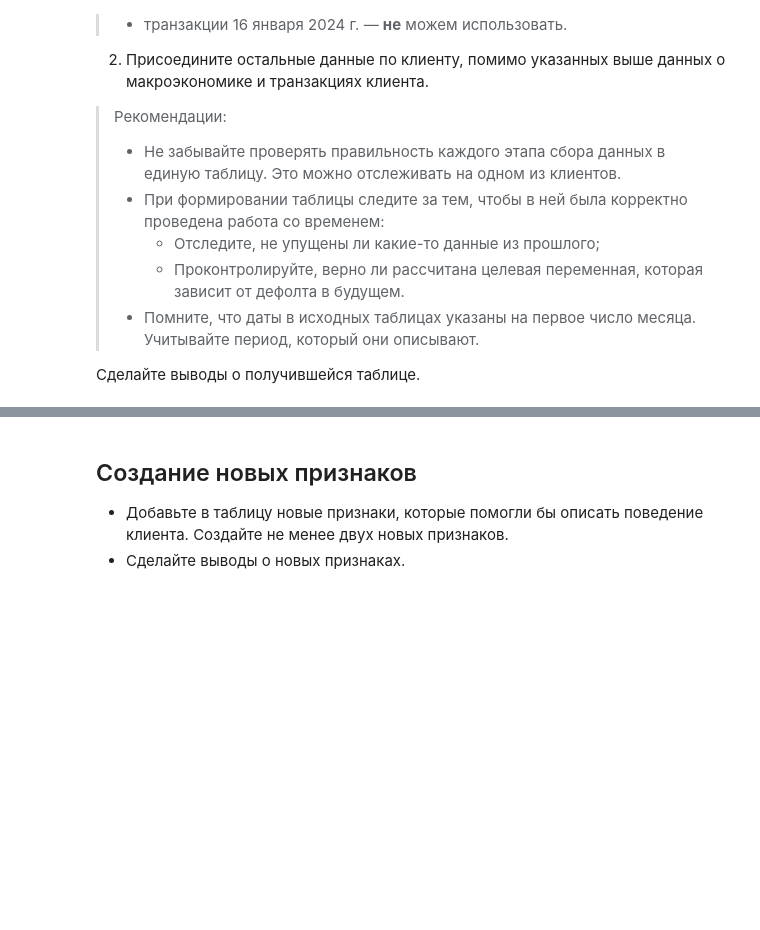
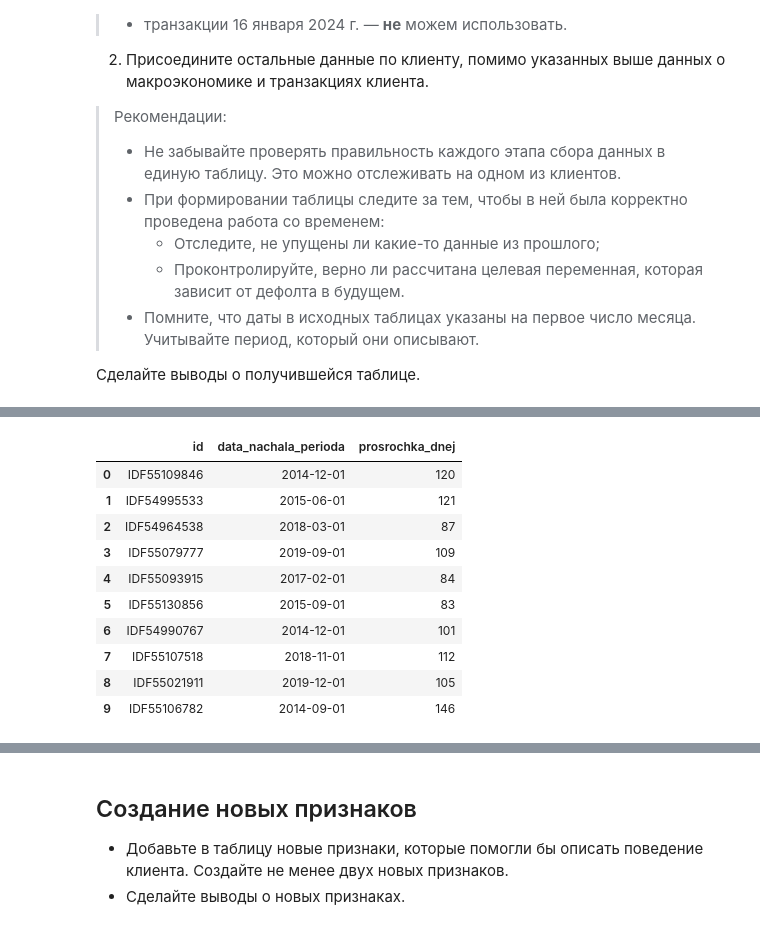
Before and after one commit to TemaQDX/sprint_15_project_behavioral_scoring, a Jupyter notebook: sprint_15_project_behavioral_scoring_Artem_Burov.ipynb, the cells around one changed output, grey strips where cells are left out. Saved outputs shown, nothing was run; the diff lists cells and outputs as text; code cells hidden in the pictures; blank space fills up the shorter version.

```diff
--- a/sprint_15_project_behavioral_scoring_Artem_Burov.ipynb
+++ b/sprint_15_project_behavioral_scoring_Artem_Burov.ipynb
@@ -1282,3 +1359,41 @@ df0_cohort_grid.describe()
 >* Помните, что даты в исходных таблицах указаны на первое число месяца. Учитывайте период, который они описывают.
 
 Сделайте выводы о получившейся таблице.
+# %%
+# 1. Конвертируем дату в datetime
+df0_loan_payment_credit['data_nachala_perioda'] = pd.to_datetime(
+    df0_loan_payment_credit['data_nachala_perioda'],
+    format='%Y-%m-%d'
+)
+
+# 2. Оставляем только первую дату просрочки (минимальную) для каждого id
+df1_loan_payment_credit = df0_loan_payment_credit.loc[
+    df0_loan_payment_credit.groupby('id')['data_nachala_perioda'].idxmin()
+].reset_index(drop=True)
+
+# 3. Объединяем два датарейма со score_date и данными о просрочке
+df_cohort_and_loan = df0_cohort_grid.merge(df1_loan_payment_credit, how='inner', on='id')
+
+# 4. Переводит score_date в формат datetime
+df_cohort_and_loan['score_date'] = pd.to_datetime(df_cohort_and_loan['score_date'], format='%Y-%m-%d')
+
+# 5. Определяем целевую переменную согласнов условия просрочка больше или равна 90 дней
+# Дата начала периода в интервале [score_date, score_date + 365]
+df_cohort_and_loan['default'] = (
+        df_cohort_and_loan['data_nachala_perioda'].between(
+            df_cohort_and_loan['score_date'],
+            df_cohort_and_loan['score_date'] + pd.Timedelta(days=365),
+        inclusive='both'
+    )
+    &
+    (
+        df_cohort_and_loan['prosrochka_dnej'] >= 90
+    )
+).astype('int')
+
+print(df_cohort_and_loan.default.value_counts())
+
+# 6. Удалям строки, где дефолт уже произошел к началу периода. Оставляем только дата начала периода более или равно score_date
+df_cohort_and_loan = df_cohort_and_loan[(df_cohort_and_loan['data_nachala_perioda'] >= df_cohort_and_loan['score_date']) | (df_cohort_and_loan['default'] == 0)]
+
+print(df_cohort_and_loan.default.value_counts())
@@ -1284,0 +1409,14 @@ df0_cohort_grid.describe()
+# %%
+df0_loan_payment_credit.head(10)
+# %% [output]
+|  | id | data_nachala_perioda | prosrochka_dnej |
+| 0 | IDF55109846 | 2014-12-01 | 120 |
+| 1 | IDF54995533 | 2015-06-01 | 121 |
+| 2 | IDF54964538 | 2018-03-01 | 87 |
+| 3 | IDF55079777 | 2019-09-01 | 109 |
+| 4 | IDF55093915 | 2017-02-01 | 84 |
+| 5 | IDF55130856 | 2015-09-01 | 83 |
+| 6 | IDF54990767 | 2014-12-01 | 101 |
+| 7 | IDF55107518 | 2018-11-01 | 112 |
+| 8 | IDF55021911 | 2019-12-01 | 105 |
+| 9 | IDF55106782 | 2014-09-01 | 146 |
```
Also changed, not shown: parts of 11 cells of this notebook.
